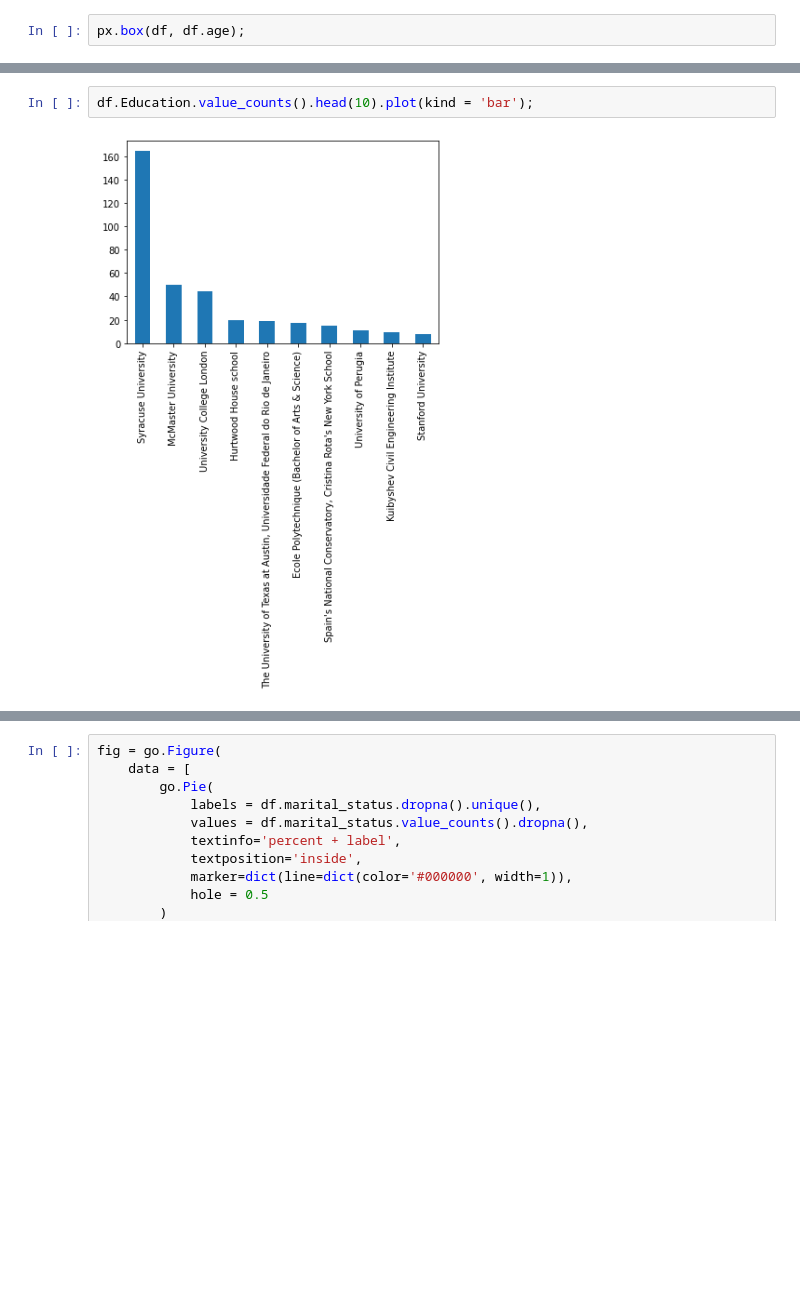
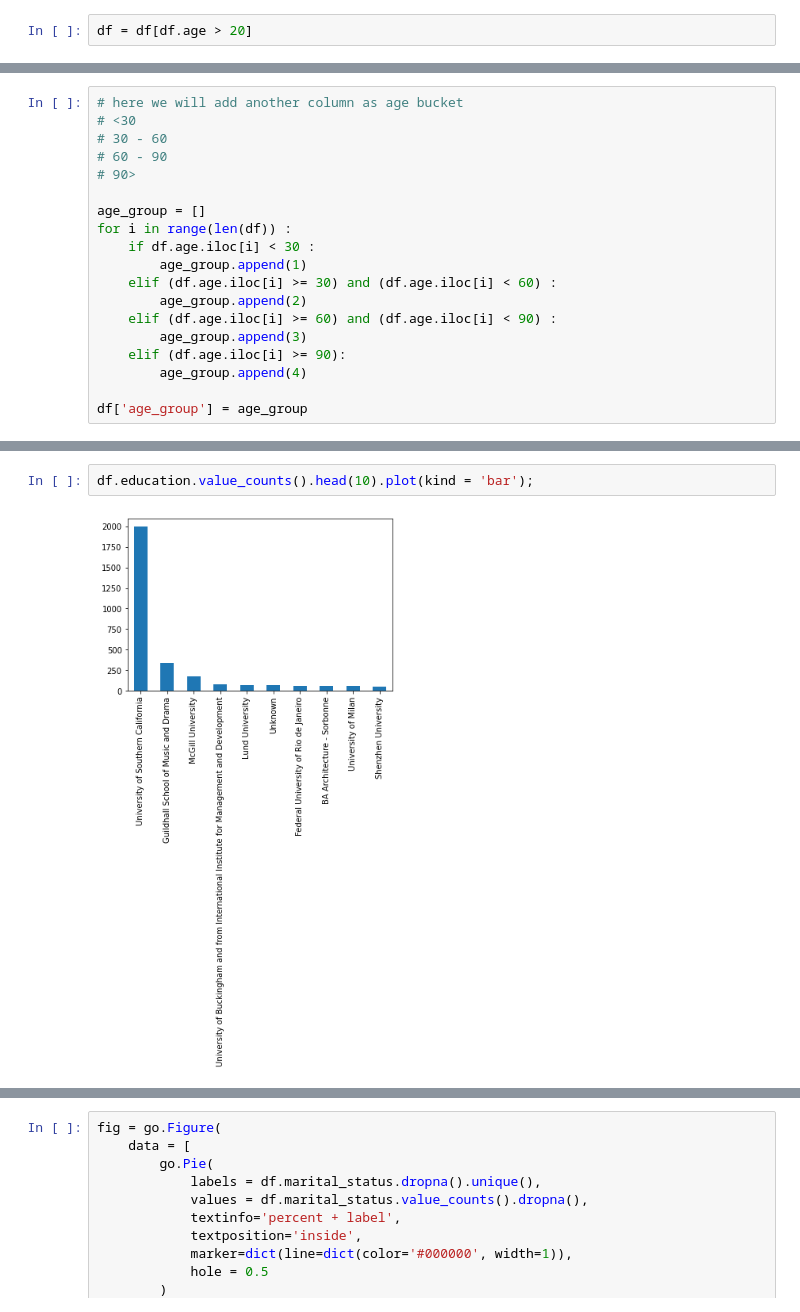
Before and after one commit to soumyadipghorai/Predictos, a Jupyter notebook: notebooks/EDA.ipynb, the cells around one changed output, grey strips where cells are left out. Cells and saved outputs as stored; diff of their text form; blank space fills up the shorter version.

```diff
--- a/notebooks/EDA.ipynb
+++ b/notebooks/EDA.ipynb
@@ -17,2 +51,2 @@ sns.histplot(df.age);
 # %%
-px.box(df, df.age);
+df = df[df.age > 20]
@@ -20,0 +56,19 @@ px.box(df, df.age);
+# %%
+# here we will add another column as age bucket
+# <30
+# 30 - 60
+# 60 - 90
+# 90>
+
+age_group = []
+for i in range(len(df)) :
+    if df.age.iloc[i] < 30 :
+        age_group.append(1)
+    elif (df.age.iloc[i] >= 30) and (df.age.iloc[i] < 60) :
+        age_group.append(2)
+    elif (df.age.iloc[i] >= 60) and (df.age.iloc[i] < 90) :
+        age_group.append(3)
+    elif (df.age.iloc[i] >= 90):
+        age_group.append(4)
+
+df['age_group'] = age_group
@@ -54,8 +112,8 @@ fig.update_layout(
 fig.show()
 # %%
-df.Education.value_counts().head(10).plot(kind = 'bar');
+df.education.value_counts().head(10).plot(kind = 'bar');
 # %% [output]
-[figure, old version]
+[figure, new version]
 # %%
 fig = go.Figure(
     data = [
```
Also changed, not shown: parts of 13 cells of this notebook, 2 other files.
